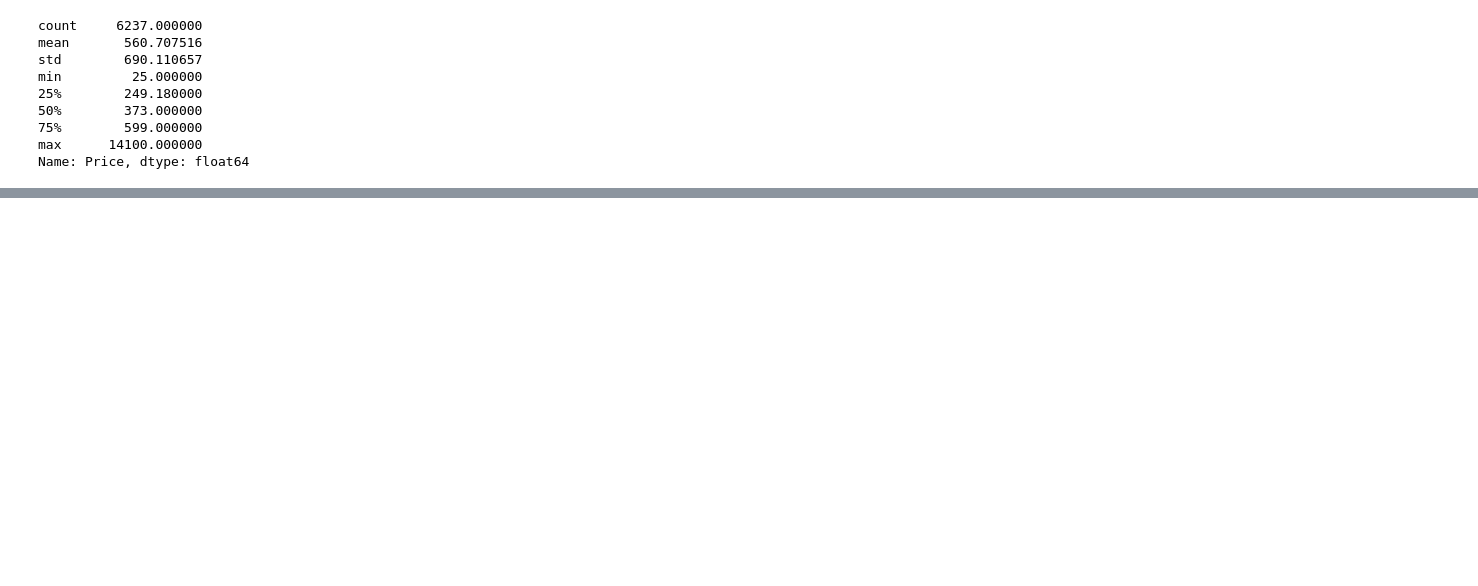
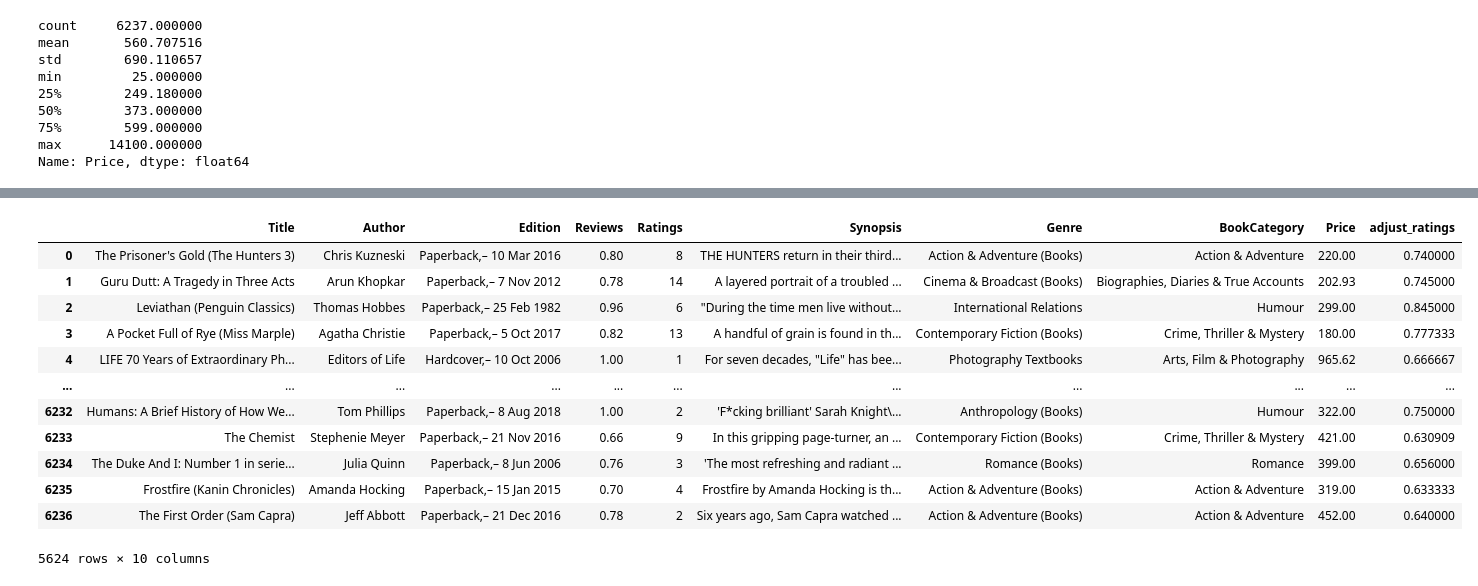
Before and after one commit to bmustafa225/DS-Portfolio, a Jupyter notebook: Books.ipynb, the cells around one changed output, grey strips where cells are left out. Drawn from its saved outputs; the diff is of its cells as text; code cells hidden in the pictures; blank space fills up the shorter version.

```diff
--- a/Books.ipynb
+++ b/Books.ipynb
@@ -495,8 +495,26 @@ q3 = books_df.Price.quantile(0.75)
 iqr = q3 - q1
 upper=q3 + 1.5 * iqr
 lower=q1 - 1.5 * iqr
-J = books_df[(books_df.Price > lower) & (books_df.Price < (upper))]
+J=books_df.copy()
+J.drop(k,inplace=True,axis=0)
+J = J[(J.Price > lower) & (J.Price < (upper))]
 # %%
 px.box(J,y='Price')
 # %% [output]
 [interactive output not drawn]
+# %%
+J
+# %% [output]
+|  | Title | Author | Edition | Reviews | Ratings | Synopsis | Genre | BookCategory | Price | adjust_ratings |
+| 0 | The Prisoner's Gold (The Hunters 3) | Chris Kuzneski | Paperback,– 10 Mar 2016 | 0.80 | 8 | THE HUNTERS return in their third... | Action & Adventure (Books) | Action & Adventure | 220.00 | 0.740000 |
+| 1 | Guru Dutt: A Tragedy in Three Acts | Arun Khopkar | Paperback,– 7 Nov 2012 | 0.78 | 14 | A layered portrait of a troubled ... | Cinema & Broadcast (Books) | Biographies, Diaries & True Accounts | 202.93 | 0.745000 |
+| 2 | Leviathan (Penguin Classics) | Thomas Hobbes | Paperback,– 25 Feb 1982 | 0.96 | 6 | "During the time men live without... | International Relations | Humour | 299.00 | 0.845000 |
+| 3 | A Pocket Full of Rye (Miss Marple) | Agatha Christie | Paperback,– 5 Oct 2017 | 0.82 | 13 | A handful of grain is found in th... | Contemporary Fiction (Books) | Crime, Thriller & Mystery | 180.00 | 0.777333 |
+| 4 | LIFE 70 Years of Extraordinary Ph... | Editors of Life | Hardcover,– 10 Oct 2006 | 1.00 | 1 | For seven decades, "Life" has bee... | Photography Textbooks | Arts, Film & Photography | 965.62 | 0.666667 |
+| ... | ... | ... | ... | ... | ... | ... | ... | ... | ... | ... |
+| 6232 | Humans: A Brief History of How We... | Tom Phillips | Paperback,– 8 Aug 2018 | 1.00 | 2 | 'F*cking brilliant' Sarah Knight\... | Anthropology (Books) | Humour | 322.00 | 0.750000 |
+| 6233 | The Chemist | Stephenie Meyer | Paperback,– 21 Nov 2016 | 0.66 | 9 | In this gripping page-turner, an ... | Contemporary Fiction (Books) | Crime, Thriller & Mystery | 421.00 | 0.630909 |
+| 6234 | The Duke And I: Number 1 in serie... | Julia Quinn | Paperback,– 8 Jun 2006 | 0.76 | 3 | 'The most refreshing and radiant ... | Romance (Books) | Romance | 399.00 | 0.656000 |
+| 6235 | Frostfire (Kanin Chronicles) | Amanda Hocking | Paperback,– 15 Jan 2015 | 0.70 | 4 | Frostfire by Amanda Hocking is th... | Action & Adventure (Books) | Action & Adventure | 319.00 | 0.633333 |
+| 6236 | The First Order (Sam Capra) | Jeff Abbott | Paperback,– 21 Dec 2016 | 0.78 | 2 | Six years ago, Sam Capra watched ... | Action & Adventure (Books) | Action & Adventure | 452.00 | 0.640000 |
+5624 rows × 10 columns
```
Also changed, not shown: parts of 11 cells of this notebook.
